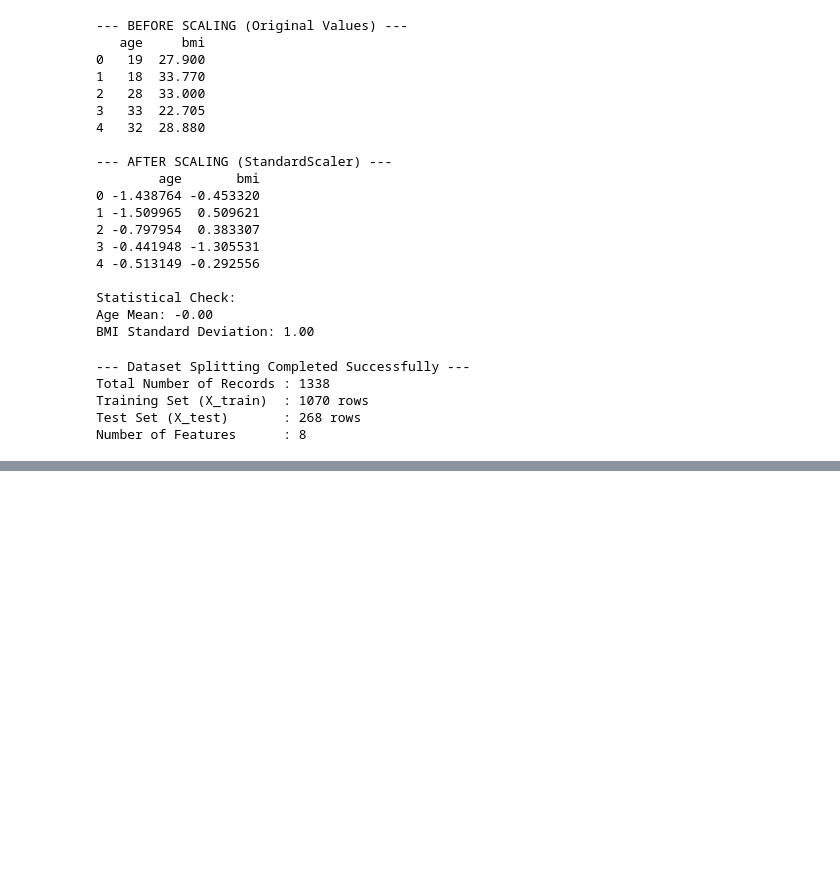
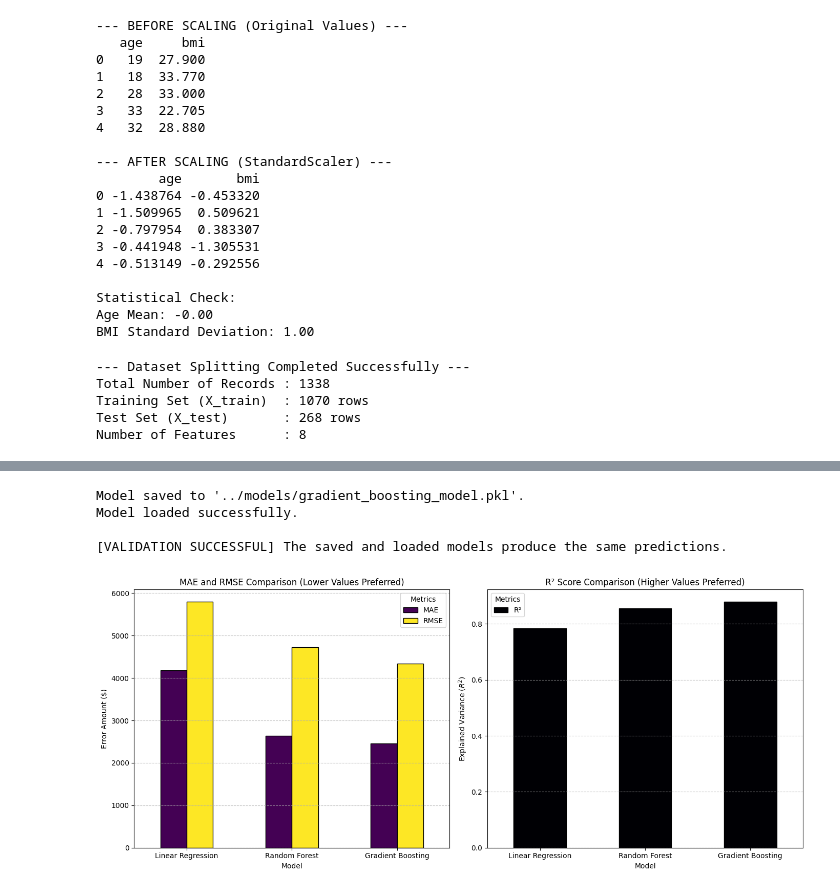
Before and after one commit to amineacar/Insurance-Cost-Estimate, a Jupyter notebook: notebooks/exploratory_analysis.ipynb, the cells around one changed output, grey strips where cells are left out. Saved outputs shown, nothing was run; the diff lists cells and outputs as text; code cells hidden in the pictures; blank space fills up the shorter version.

```diff
--- a/notebooks/exploratory_analysis.ipynb
+++ b/notebooks/exploratory_analysis.ipynb
@@ -589,0 +572,77 @@ display(comparison_df)
+# %%
+import pickle
+import os
+import numpy as np
+
+# 1. Creating the models folder
+os.makedirs('models', exist_ok=True)
+model_path = '../models/gradient_boosting_model.pkl'
+
+
+# 2. Saving the model (Serialization)
+with open(model_path, 'wb') as file:
+    pickle.dump(best_model, file)
+
+print(f"Model saved to '{model_path}'.")
+
+# 3. Loading the model (Deserialization)
+with open(model_path, 'rb') as file:
+    loaded_model = pickle.load(file)
+
+print("Model loaded successfully.")
+
+# 4. Validation: Comparing predictions
+# Predictions from the original model and the loaded model
+y_pred_original = best_model.predict(X_test)
+y_pred_loaded = loaded_model.predict(X_test)
+
+# Verifying results
+# Using np.allclose to check whether the elements of the two arrays are nearly identical (or the same)
+is_correct = np.allclose(y_pred_original, y_pred_loaded)
+
+if is_correct:
+    print("\n[VALIDATION SUCCESSFUL] The saved and loaded models produce the same predictions.")
+else:
+    print("\n[WARNING] The model predictions do not match.")
+# %% [output]
+Model saved to '../models/gradient_boosting_model.pkl'.
+Model loaded successfully.
+
+[VALIDATION SUCCESSFUL] The saved and loaded models produce the same predictions.
+# %%
+import matplotlib.pyplot as plt
+import pandas as pd
+
+# Metric values for the initial versions of the 3 models (image_63a05e.png)
+metrics_data = {
+    'Model': ['Linear Regression', 'Random Forest', 'Gradient Boosting'],
+    'MAE': [4181.19, 2642.51, 2455.28],
+    'RMSE': [5796.28, 4732.10, 4341.18],
+    'R²': [0.7836, 0.8557, 0.8786]
+}
+
+metrics_df = pd.DataFrame(metrics_data).set_index('Model')
+
+# Visualization - Two side-by-side charts
+fig, axes = plt.subplots(1, 2, figsize=(14, 6))
+
+# Bar chart for MAE and RMSE (Error Metrics)
+metrics_df[['MAE', 'RMSE']].plot(kind='bar', ax=axes[0], colormap='viridis', edgecolor='black')
+axes[0].set_title('MAE and RMSE Comparison (Lower Values Preferred)', fontsize=12)
+axes[0].set_ylabel('Error Amount ($)', fontsize=10)
+axes[0].set_xticklabels(metrics_df.index, rotation=0)
+axes[0].grid(axis='y', linestyle='--', alpha=0.7)
+axes[0].legend(title='Metrics')
+
+# Bar chart for R² (Performance Metric)
+metrics_df[['R²']].plot(kind='bar', ax=axes[1], colormap='magma', edgecolor='black')
+axes[1].set_title('R² Score Comparison (Higher Values Preferred)', fontsize=12)
+axes[1].set_ylabel('Explained Variance ($R^2$)', fontsize=10)
+axes[1].set_xticklabels(metrics_df.index, rotation=0)
+axes[1].grid(axis='y', linestyle='--', alpha=0.7)
+axes[1].legend(title='Metrics')
+
+plt.tight_layout()
+plt.show()
+# %% [output]
+[figure, added]
```
Also changed, not shown: parts of 10 cells of this notebook, 1 other file.
